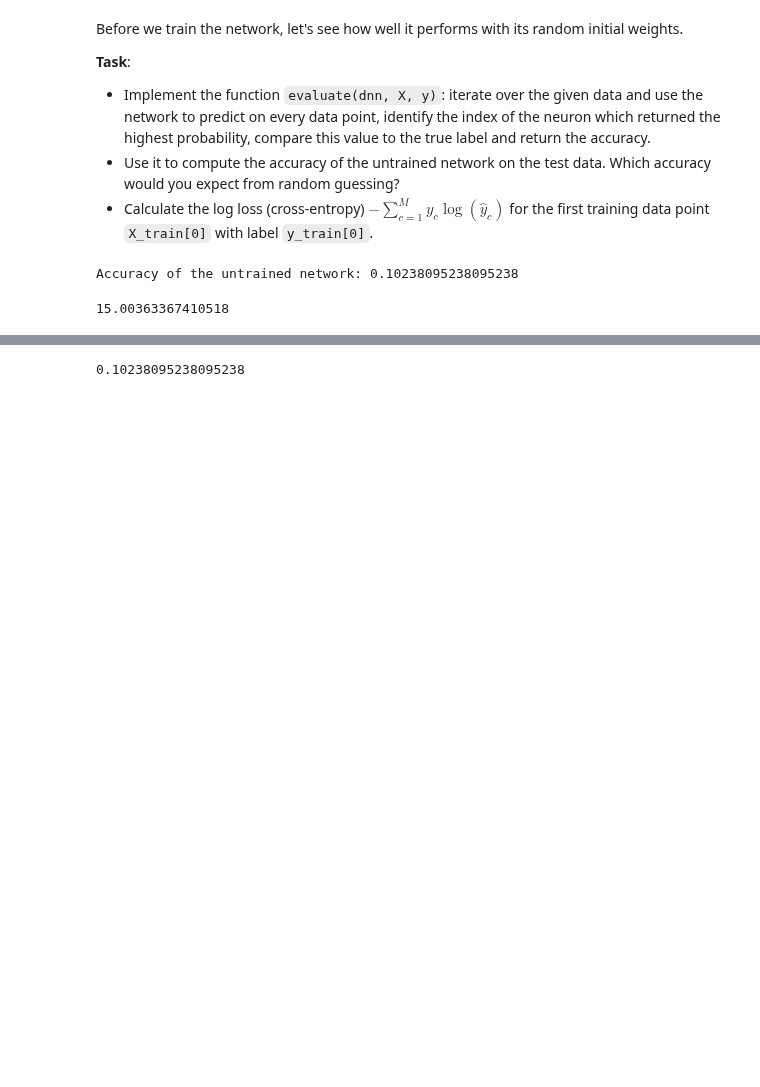
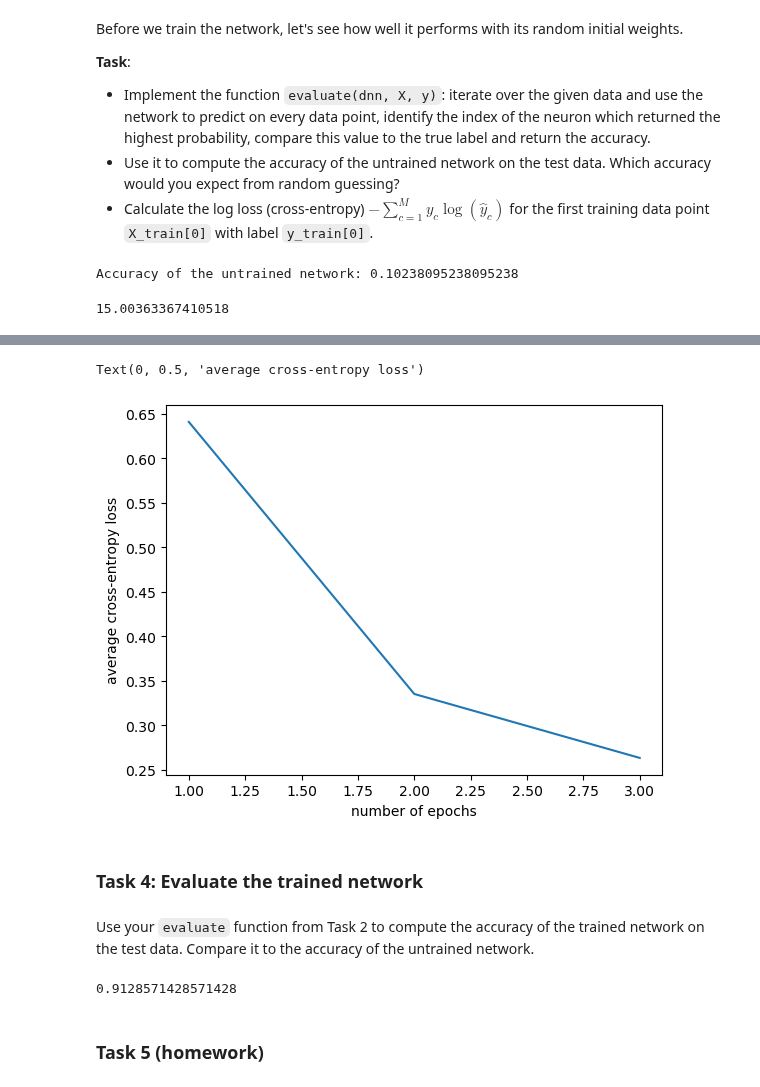
Before and after one commit to shirouuuu/ml2-ws26, a Jupyter notebook: solutions/02_NeuralNets_Numpy-Solution.ipynb, the cells around one changed output, grey strips where cells are left out. Cells and saved outputs as stored; diff of their text form; code cells hidden in the pictures; blank space fills up the shorter version.

```diff
--- a/solutions/02_NeuralNets_Numpy-Solution.ipynb
+++ b/solutions/02_NeuralNets_Numpy-Solution.ipynb
@@ -158,0 +168,24 @@ print(loss)
+# %%
+dnn = DeepNeuralNetwork()
+
+no_epochs = 3
+learning_rate = 0.01
+
+start_time = time.time()
+losses = []
+for iteration in range(no_epochs):
+    loss = 0
+    for x,y in zip(X_train, y_train):
+        y_hat = dnn.forward_pass(x)
+        gradients = dnn.get_gradients(y, y_hat)
+
+        loss += -np.log(np.dot(y, y_hat))
+
+        # one step stochastic gradient descent
+        dnn.w1 -= learning_rate * gradients[0]
+        dnn.w2 -= learning_rate * gradients[1]
+        dnn.w3 -= learning_rate * gradients[2]
+
+    loss /= len(X_train) # average loss per sample
+    print(f'Epoch: {iteration+1}, Time: {time.time() - start_time:.1f}s, Loss: {loss:.4f}')
+    losses.append(loss)
@@ -159,4 +196,19 @@ print(loss)
+# %%
+import matplotlib.pyplot as plt
+fig = plt.figure()
+plt.plot(range(1, no_epochs + 1), losses)
+plt.xlabel('number of epochs')
+plt.ylabel('average cross-entropy loss')
+# %% [output]
+Text(0, 0.5, 'average cross-entropy loss')
+[figure, added]
+# %% [markdown]
+### Task 4: Evaluate the trained network
+# %% [markdown]
+Use your `evaluate` function from Task 2 to compute the accuracy of the trained network on the test data. Compare it to the accuracy of the untrained network.
 # %%
 print(evaluate(dnn, X_test, y_test))
 # %% [output]
-0.10238095238095238
+0.9128571428571428
+# %% [markdown]
+### Task 5 (homework)
```
Also changed, not shown: parts of 7 cells of this notebook.
